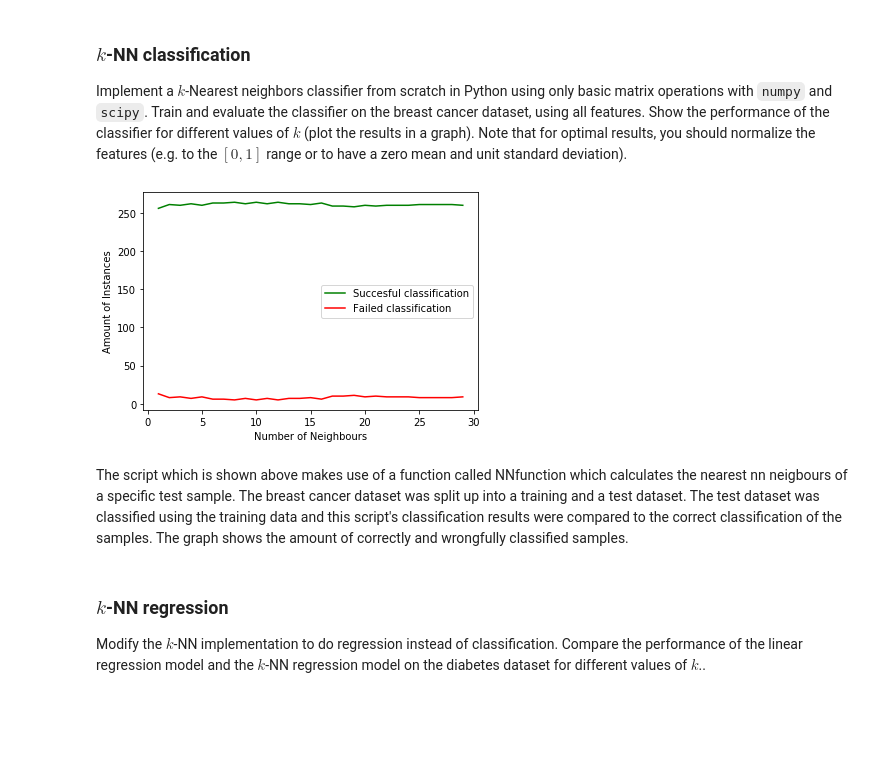
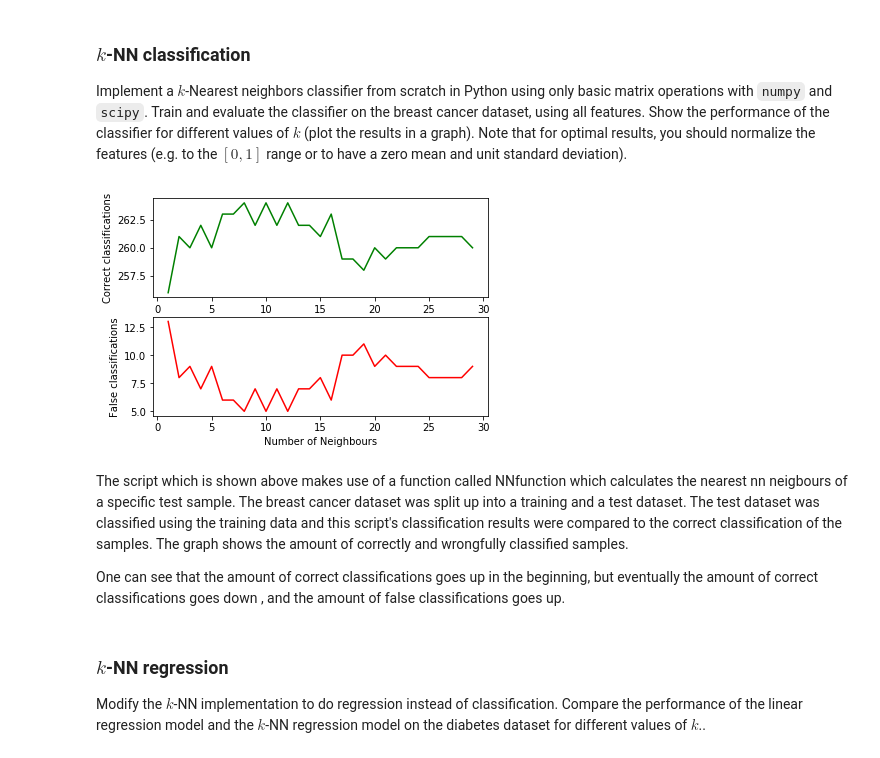
Before and after one commit to tdewaard/8dm40-machine-learning, a Jupyter notebook: practicals/week_1.ipynb, the cells around one changed output. Cells and saved outputs as stored; diff of their text form; code cells hidden in the pictures; blank space fills up the shorter version.

```diff
--- a/practicals/week_1.ipynb
+++ b/practicals/week_1.ipynb
@@ -186,42 +186,50 @@ import matplotlib.pyplot as plt
 """
 Load the breast cancer dataset find the true targets from the test data set and choose how many neighbour points should be looked at.
 
 """
 breast_cancer = load_breast_cancer()
 real_values=breast_cancer.target[300:,np.newaxis]
-nn=  30
+nn= 30
 k=range(1,nn)
 
 """
 The for-loop classfies the test dataset using different values for k. After that, the true values and the calculated values are compared
 and the amount of correctly and falsely classefied samples are stored in the lists: Good and Wrong.
 These lists are then plotted as a function of k.
 """
 
 Good=[]
 Wrong=[]
 for i in range(1,nn):
     calssification=NNfunction(i,breast_cancer,30)
     Incorrect_predictions=0
     Correct_predictions=0
     for q in range(len(real_values)):
         if calssification[q,:]==real_values[q,:]:
             Correct_predictions=Correct_predictions+1
         else:
             Incorrect_predictions=Incorrect_predictions+1
     Good.append(Correct_predictions)
     Wrong.append(Incorrect_predictions)
 
-plt.plot(k,Good,color='green',label = "Succesful classification")
-plt.plot(k,Wrong,color='red',label = "Failed classification")
-plt.xlabel('Number of Neighbours')
-plt.ylabel('Amount of Instances')
-plt.legend()
+f, axis = plt.subplots(2,1,)
+
+axis[0].plot(k,Good,color='green')
+axis[0].set_xlabel('Number of Neighbours')
+axis[0].set_ylabel('Correct classifications')
+
+axis[1].plot(k,Wrong,color='red')
+axis[1].set_xlabel('Number of Neighbours')
+axis[1].set_ylabel('False classifications')
+
+
 plt.show()
 # %% [output]
-[figure, old version]
+[figure, new version]
 # %% [markdown]
 The script which is shown above makes use of a function called NNfunction which calculates the nearest nn neigbours of a specific test sample. The breast cancer dataset was split up into a training and a test dataset. The test dataset was classified using the training data and this script's classification results were compared to the correct classification of the samples. The graph shows the amount of correctly and wrongfully classified samples.
+
+One can see that the amount of correct classifications goes up in the beginning, but eventually the amount of correct classifications goes down , and the amount of false classifications goes up.
 # %% [markdown]
 ### $k$-NN regression
 
```
Also changed, not shown: parts of 2 cells of this notebook, 1 other file.
